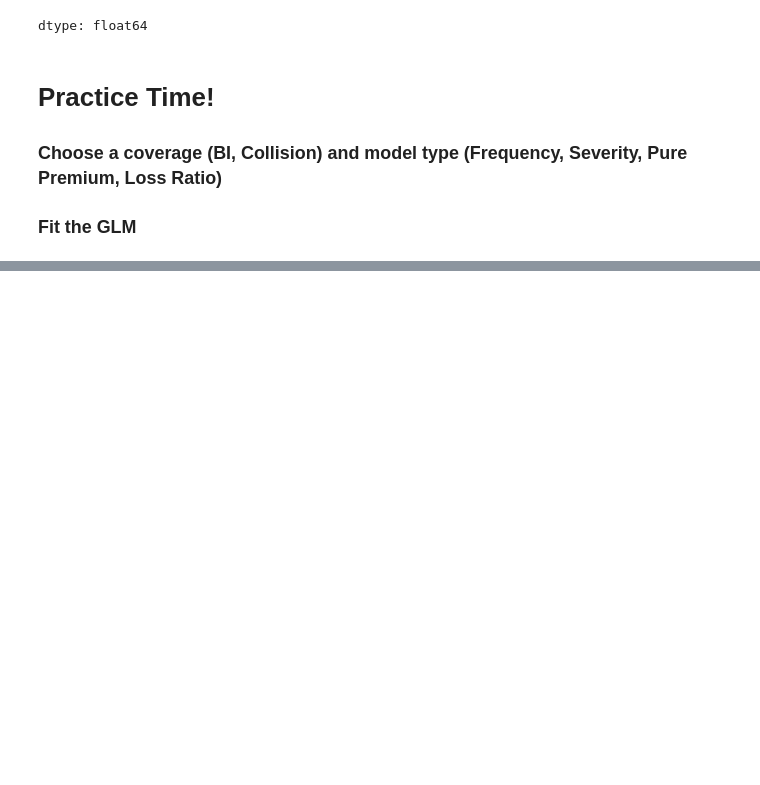
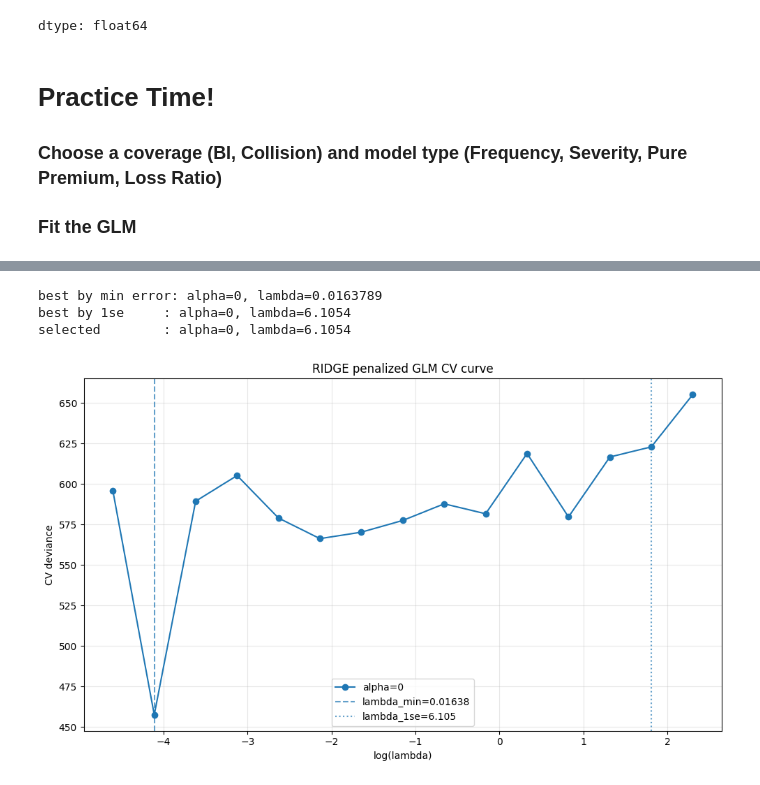
Before and after one commit to RuthlessActuary2023/CAS-RPM-2026-Theory-to-Code, a Jupyter notebook: 2026_CAS_RPM_Python_GLM.ipynb, the cells around one changed output, grey strips where cells are left out. Drawn from its saved outputs; the diff is of its cells as text; code cells hidden in the pictures; blank space fills up the shorter version.

```diff
--- a/2026_CAS_RPM_Python_GLM.ipynb
+++ b/2026_CAS_RPM_Python_GLM.ipynb
@@ -694,0 +1137,26 @@ dtype: float64
+# %%
+import warnings
+
+with warnings.catch_warnings():
+  warnings.filterwarnings(
+      "ignore",
+      message="GLM ridge optimization may have failed.*",
+      category=UserWarning
+  )
+
+  res_ridge = run_penalized_glm(
+      train = d_train,
+      test = d_test,
+      target = 'pp_col',
+      weight = 'ee_col',
+      var_list = var_list,
+      glm_type = "pp",
+      penalty = "ridge",
+      selection = "1se",
+      n_folds = 3
+  )
+# %% [output]
+best by min error: alpha=0, lambda=0.0163789
+best by 1se     : alpha=0, lambda=6.1054
+selected        : alpha=0, lambda=6.1054
+[figure, added]
```
Also changed, not shown: parts of 14 cells of this notebook.
